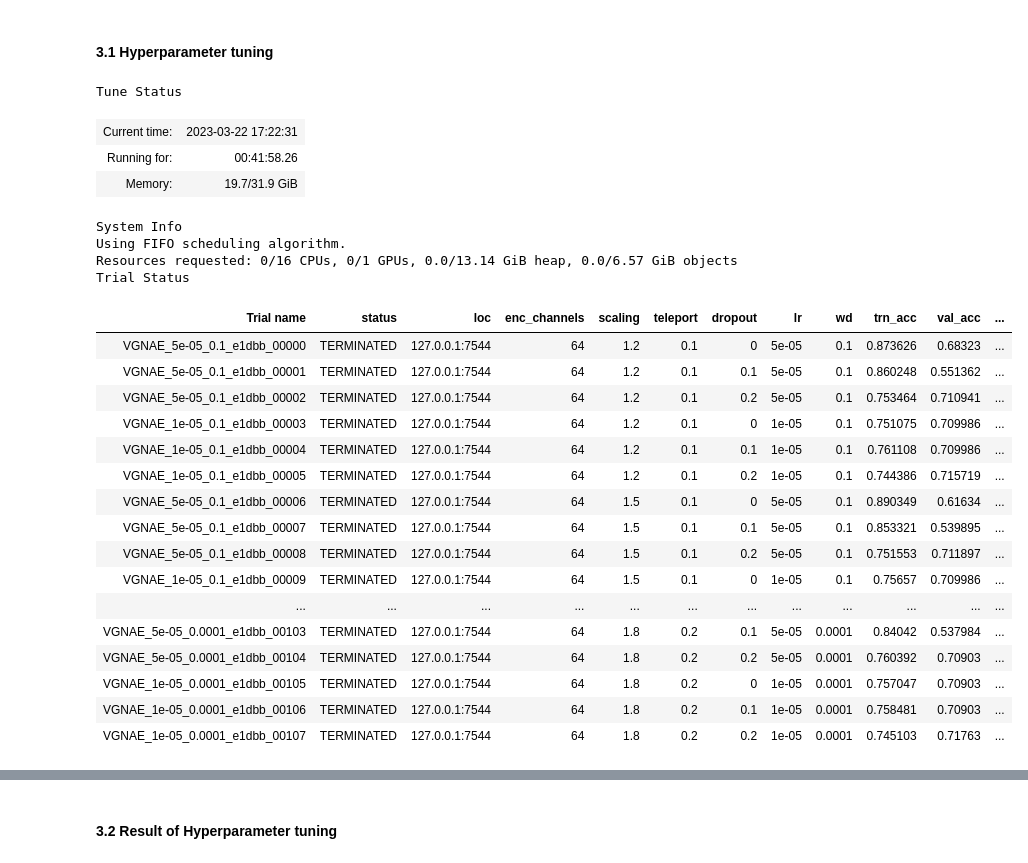
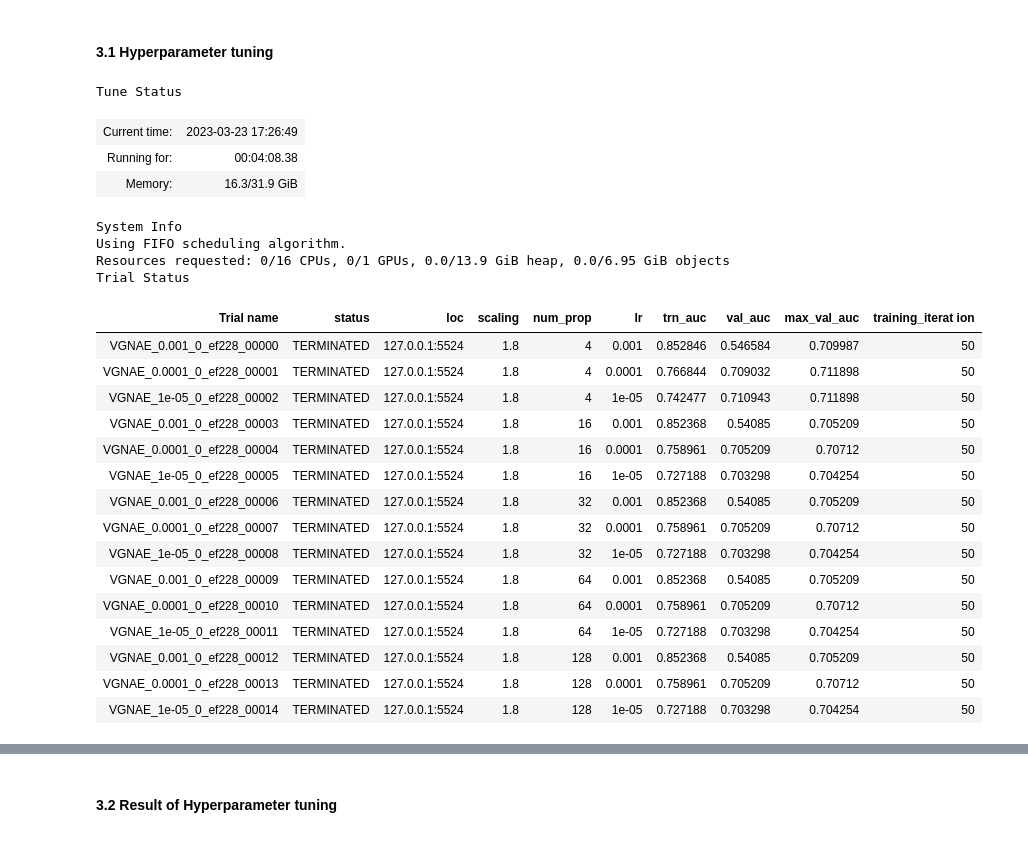
Before and after one commit to lassefschmidt/Network-Science_Challenge, a Jupyter notebook: 1_Node Embedding_VGNAE.ipynb, the cells around one changed output, grey strips where cells are left out. Drawn from its saved outputs; the diff is of its cells as text; code cells hidden in the pictures.

```diff
--- a/1_Node Embedding_VGNAE.ipynb
+++ b/1_Node Embedding_VGNAE.ipynb
@@ -98,7 +100,7 @@ config = {
 
     # basic infos
     "data": data,
-    "max_epochs": 300,
+    "max_epochs": 50,
     "save": True, # if we want to save best model on validation set
 
     # model
@@ -106,48 +108,47 @@ config = {
 
     ## encoder
     "enc_channels": 64,
-    "scaling": tune.grid_search([1.2, 1.5, 1.8]),
-    "num_prop": 5,
-    "teleport": tune.grid_search([0.1, 0.2]),
-    "dropout": tune.grid_search([0, 0.1, 0.2]),
+    "scaling": 1.8,
+    "num_prop": tune.grid_search([4, 16, 32, 64, 128]),
+    "teleport": 0, # tune.grid_search([0, 0.1, 0.2]),
+    "dropout": 0, # tune.grid_search([0, 0.1, 0.2]),
 
     # optimizer
-    "lr": tune.grid_search([5e-5, 1e-5]),
-    "wd": tune.grid_search([1e-1, 1e-2, 1e-4])
+    "lr": tune.grid_search([1e-3, 1e-4, 1e-5]),
+    "wd": 0,
 }
 # %%
 # how many trials to run (if grid_search utilized, it will run this number per grid_search value)
 num_samples = 1
 
 # run experiment
 result_grid = autoenc.run_ray_experiment(
     autoenc.train_validate, config, ray_path, num_samples,
-    metric_columns = ["trn_acc", "val_acc", "max_val_acc", "training_iteration"],
-    parameter_columns = ["enc_channels", "scaling", "teleport", "dropout", "lr", "wd"]
+    metric_columns = ["trn_auc", "val_auc", "max_val_auc", "training_iteration"],
+    parameter_columns = ["scaling", "num_prop", "lr"]
 )
 # %% [output]
 Tune Status
-| Current time: | 2023-03-22 17:22:31 |
-| Running for: | 00:41:58.26 |
-| Memory: | 19.7/31.9 GiB |
+| Current time: | 2023-03-23 17:26:49 |
+| Running for: | 00:04:08.38 |
+| Memory: | 16.3/31.9 GiB |
 System Info
 Using FIFO scheduling algorithm.
-Resources requested: 0/16 CPUs, 0/1 GPUs, 0.0/13.14 GiB heap, 0.0/6.57 GiB objects
+Resources requested: 0/16 CPUs, 0/1 GPUs, 0.0/13.9 GiB heap, 0.0/6.95 GiB objects
 Trial Status
-| Trial name | status | loc | enc_channels | scaling | teleport | dropout | lr | wd | trn_acc | val_acc | ... |
-| VGNAE_5e-05_0.1_e1dbb_00000 | TERMINATED | 127.0.0.1:7544 | 64 | 1.2 | 0.1 | 0 | 5e-05 | 0.1 | 0.873626 | 0.68323 | ... |
-| VGNAE_5e-05_0.1_e1dbb_00001 | TERMINATED | 127.0.0.1:7544 | 64 | 1.2 | 0.1 | 0.1 | 5e-05 | 0.1 | 0.860248 | 0.551362 | ... |
-| VGNAE_5e-05_0.1_e1dbb_00002 | TERMINATED | 127.0.0.1:7544 | 64 | 1.2 | 0.1 | 0.2 | 5e-05 | 0.1 | 0.753464 | 0.710941 | ... |
-| VGNAE_1e-05_0.1_e1dbb_00003 | TERMINATED | 127.0.0.1:7544 | 64 | 1.2 | 0.1 | 0 | 1e-05 | 0.1 | 0.751075 | 0.709986 | ... |
-| VGNAE_1e-05_0.1_e1dbb_00004 | TERMINATED | 127.0.0.1:7544 | 64 | 1.2 | 0.1 | 0.1 | 1e-05 | 0.1 | 0.761108 | 0.709986 | ... |
-| VGNAE_1e-05_0.1_e1dbb_00005 | TERMINATED | 127.0.0.1:7544 | 64 | 1.2 | 0.1 | 0.2 | 1e-05 | 0.1 | 0.744386 | 0.715719 | ... |
-| VGNAE_5e-05_0.1_e1dbb_00006 | TERMINATED | 127.0.0.1:7544 | 64 | 1.5 | 0.1 | 0 | 5e-05 | 0.1 | 0.890349 | 0.61634 | ... |
-| VGNAE_5e-05_0.1_e1dbb_00007 | TERMINATED | 127.0.0.1:7544 | 64 | 1.5 | 0.1 | 0.1 | 5e-05 | 0.1 | 0.853321 | 0.539895 | ... |
-| VGNAE_5e-05_0.1_e1dbb_00008 | TERMINATED | 127.0.0.1:7544 | 64 | 1.5 | 0.1 | 0.2 | 5e-05 | 0.1 | 0.751553 | 0.711897 | ... |
-| VGNAE_1e-05_0.1_e1dbb_00009 | TERMINATED | 127.0.0.1:7544 | 64 | 1.5 | 0.1 | 0 | 1e-05 | 0.1 | 0.75657 | 0.709986 | ... |
-| ... | ... | ... | ... | ... | ... | ... | ... | ... | ... | ... | ... |
-| VGNAE_5e-05_0.0001_e1dbb_00103 | TERMINATED | 127.0.0.1:7544 | 64 | 1.8 | 0.2 | 0.1 | 5e-05 | 0.0001 | 0.84042 | 0.537984 | ... |
-| VGNAE_5e-05_0.0001_e1dbb_00104 | TERMINATED | 127.0.0.1:7544 | 64 | 1.8 | 0.2 | 0.2 | 5e-05 | 0.0001 | 0.760392 | 0.70903 | ... |
-| VGNAE_1e-05_0.0001_e1dbb_00105 | TERMINATED | 127.0.0.1:7544 | 64 | 1.8 | 0.2 | 0 | 1e-05 | 0.0001 | 0.757047 | 0.70903 | ... |
-| VGNAE_1e-05_0.0001_e1dbb_00106 | TERMINATED | 127.0.0.1:7544 | 64 | 1.8 | 0.2 | 0.1 | 1e-05 | 0.0001 | 0.758481 | 0.70903 | ... |
-| VGNAE_1e-05_0.0001_e1dbb_00107 | TERMINATED | 127.0.0.1:7544 | 64 | 1.8 | 0.2 | 0.2 | 1e-05 | 0.0001 | 0.745103 | 0.71763 | ... |
+| Trial name | status | loc | scaling | num_prop | lr | trn_auc | val_auc | max_val_auc | training_iterat ion |
+| VGNAE_0.001_0_ef228_00000 | TERMINATED | 127.0.0.1:5524 | 1.8 | 4 | 0.001 | 0.852846 | 0.546584 | 0.709987 | 50 |
+| VGNAE_0.0001_0_ef228_00001 | TERMINATED | 127.0.0.1:5524 | 1.8 | 4 | 0.0001 | 0.766844 | 0.709032 | 0.711898 | 50 |
+| VGNAE_1e-05_0_ef228_00002 | TERMINATED | 127.0.0.1:5524 | 1.8 | 4 | 1e-05 | 0.742477 | 0.710943 | 0.711898 | 50 |
+| VGNAE_0.001_0_ef228_00003 | TERMINATED | 127.0.0.1:5524 | 1.8 | 16 | 0.001 | 0.852368 | 0.54085 | 0.705209 | 50 |
+| VGNAE_0.0001_0_ef228_00004 | TERMINATED | 127.0.0.1:5524 | 1.8 | 16 | 0.0001 | 0.758961 | 0.705209 | 0.70712 | 50 |
+| VGNAE_1e-05_0_ef228_00005 | TERMINATED | 127.0.0.1:5524 | 1.8 | 16 | 1e-05 | 0.727188 | 0.703298 | 0.704254 | 50 |
+| VGNAE_0.001_0_ef228_00006 | TERMINATED | 127.0.0.1:5524 | 1.8 | 32 | 0.001 | 0.852368 | 0.54085 | 0.705209 | 50 |
+| VGNAE_0.0001_0_ef228_00007 | TERMINATED | 127.0.0.1:5524 | 1.8 | 32 | 0.0001 | 0.758961 | 0.705209 | 0.70712 | 50 |
+| VGNAE_1e-05_0_ef228_00008 | TERMINATED | 127.0.0.1:5524 | 1.8 | 32 | 1e-05 | 0.727188 | 0.703298 | 0.704254 | 50 |
+| VGNAE_0.001_0_ef228_00009 | TERMINATED | 127.0.0.1:5524 | 1.8 | 64 | 0.001 | 0.852368 | 0.54085 | 0.705209 | 50 |
+| VGNAE_0.0001_0_ef228_00010 | TERMINATED | 127.0.0.1:5524 | 1.8 | 64 | 0.0001 | 0.758961 | 0.705209 | 0.70712 | 50 |
+| VGNAE_1e-05_0_ef228_00011 | TERMINATED | 127.0.0.1:5524 | 1.8 | 64 | 1e-05 | 0.727188 | 0.703298 | 0.704254 | 50 |
+| VGNAE_0.001_0_ef228_00012 | TERMINATED | 127.0.0.1:5524 | 1.8 | 128 | 0.001 | 0.852368 | 0.54085 | 0.705209 | 50 |
+| VGNAE_0.0001_0_ef228_00013 | TERMINATED | 127.0.0.1:5524 | 1.8 | 128 | 0.0001 | 0.758961 | 0.705209 | 0.70712 | 50 |
+| VGNAE_1e-05_0_ef228_00014 | TERMINATED | 127.0.0.1:5524 | 1.8 | 128 | 1e-05 | 0.727188 | 0.703298 | 0.704254 | 50 |
```
Also changed, not shown: parts of 33 cells of this notebook, 5 other files.
